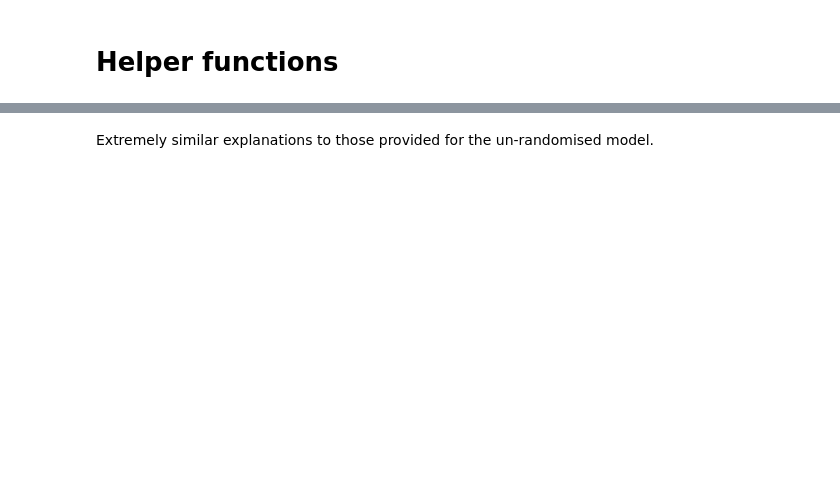
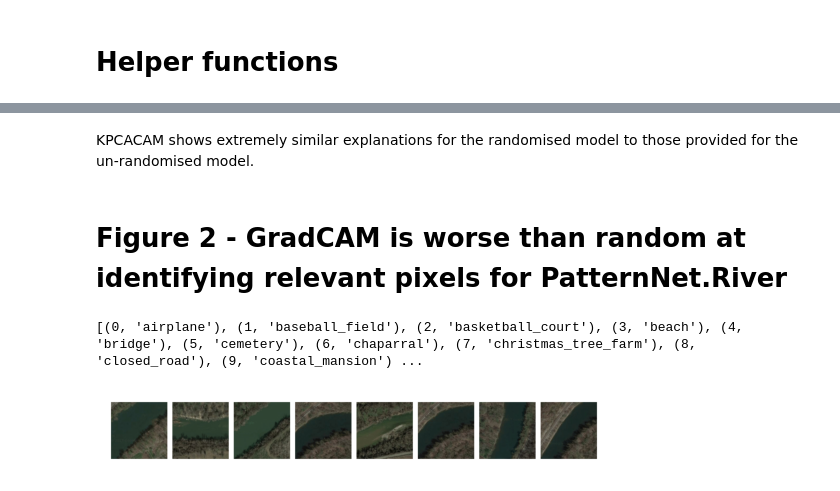
Before and after one commit to tameTNT/evaluating-xai-remote-sensing, a Jupyter notebook: notebooks/results_to_back_up_exploration.ipynb, the cells around one changed output, grey strips where cells are left out. Saved outputs shown, nothing was run; the diff lists cells and outputs as text; code cells hidden in the pictures; blank space fills up the shorter version.

```diff
--- a/notebooks/results_to_back_up_exploration.ipynb
+++ b/notebooks/results_to_back_up_exploration.ipynb
@@ -60,6 +98,18 @@ helpers.plotting.visualise_importance(kpca_exp.input.numpy(force=True)[:8], kpca
+# %% [markdown]
+KPCACAM shows extremely similar explanations for the randomised model to those provided for the un-randomised model.
+# %% [markdown]
+# Figure 2 - GradCAM is worse than random at identifying relevant pixels for PatternNet.River
+# %%
+dataset_name = "PatternNet"
+dataset, model = get_dataset_and_model(dataset_name, "ConvNeXtSmall")
+print(list(enumerate(dataset.classes)))
+# %% [output]
+[(0, 'airplane'), (1, 'baseball_field'), (2, 'basketball_court'), (3, 'beach'), (4, 'bridge'), (5, 'cemetery'), (6, 'chaparral'), (7, 'christmas_tree_farm'), (8, 'closed_road'), (9, 'coastal_mansion') ...
 # %%
-randomised_exp = xai.get_explainer_object(
-    "KPCACAM", model,
-    extra_path=Path(dataset_name) / f"c{class_idx:02}" / "combined" / "randomised",
+class_idx = 27  # "River"
+batch_num = 1
+shap_exp = xai.get_explainer_object(
+    "PartitionSHAP", model,
+    extra_path=Path(dataset_name) / f"c{class_idx:02}" / f"b{batch_num:03}",
 )
-randomised_exp.force_load()
+shap_exp.force_load()
@@ -68,2 +116,4 @@ helpers.plotting.visualise_importance(randomised_exp.input.numpy(force=True)[:8]
-# %% [markdown]
-Extremely similar explanations to those provided for the un-randomised model.
+# %%
+helpers.plotting.show_image(shap_exp.input[:8], padding=20, padding_value=1)
+# %% [output]
+[figure, added]
```
Also changed, not shown: parts of 15 cells of this notebook, 2 other files.
